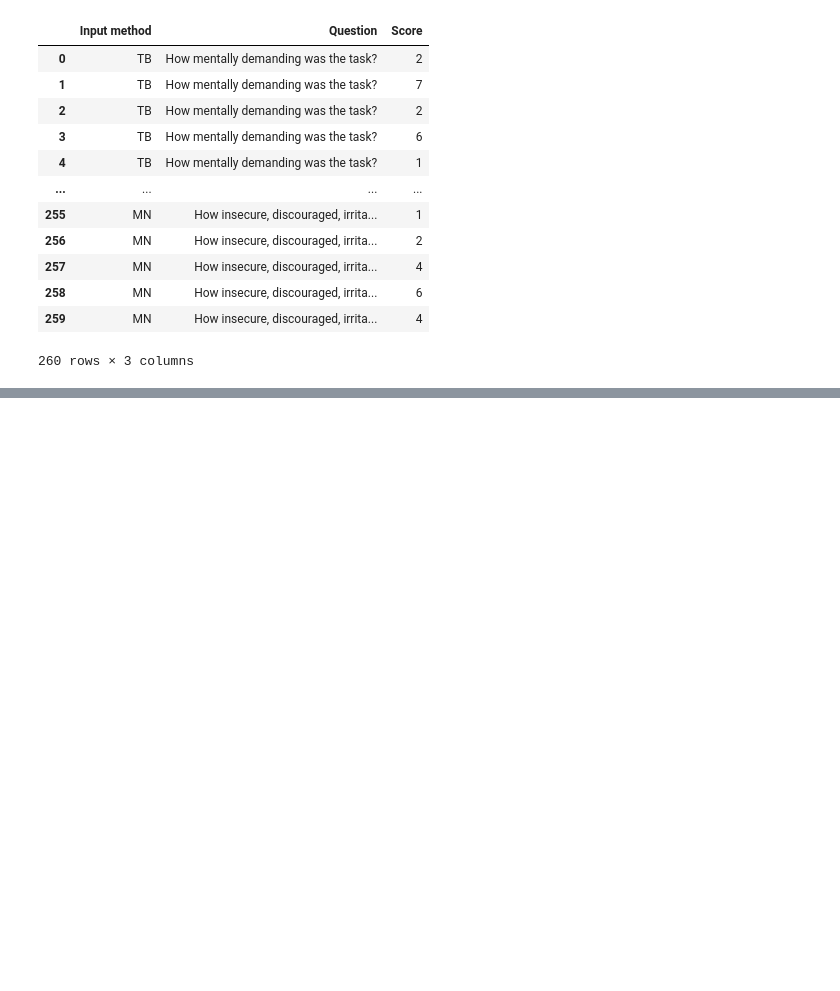
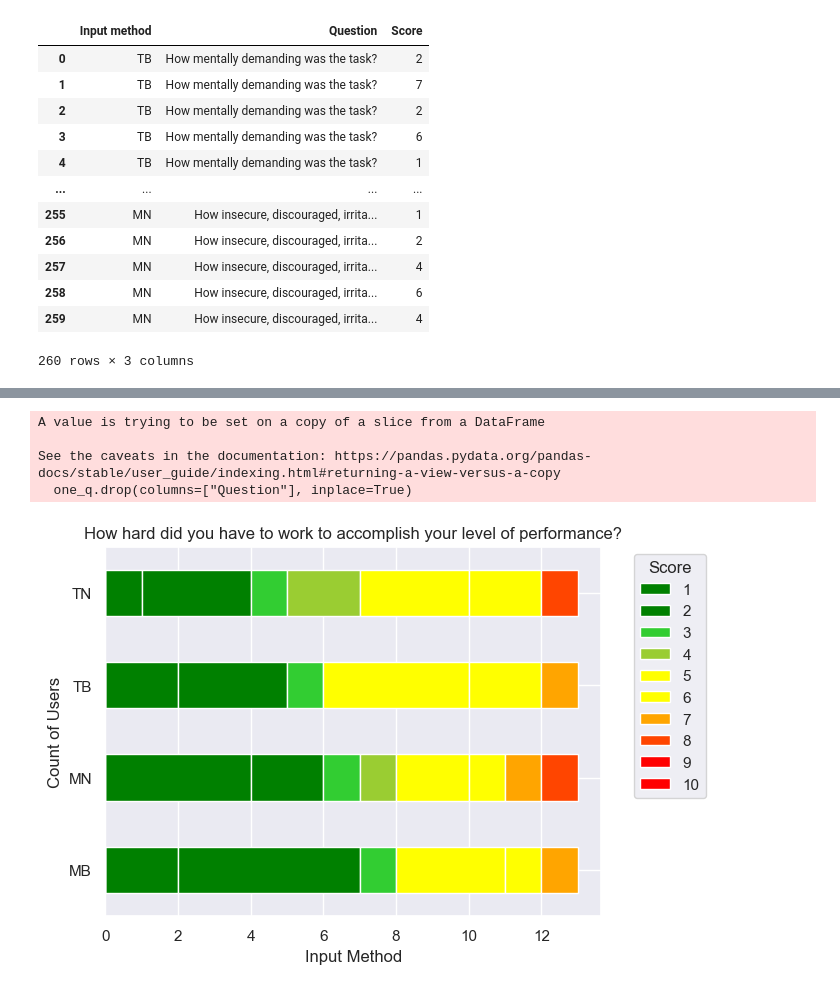
Before and after one commit to IoanaBaciu24/BubbleCursorExperiment, a Jupyter notebook: analysis_questionnaire.ipynb, the cells around one changed output, grey strips where cells are left out. Cells and saved outputs as stored; diff of their text form; code cells hidden in the pictures; blank space fills up the shorter version.

```diff
--- a/analysis_questionnaire.ipynb
+++ b/analysis_questionnaire.ipynb
@@ -158,0 +178,8 @@ sns.boxplot(y="Input method", x="Score", data=scores, orient="h", order=order)
+# %%
+plot_stacked_bar("How hard did you have to work to accomplish your level of performance?")
+# %% [output]
+A value is trying to be set on a copy of a slice from a DataFrame
+
+See the caveats in the documentation: https://pandas.pydata.org/pandas-docs/stable/user_guide/indexing.html#returning-a-view-versus-a-copy
+  one_q.drop(columns=["Question"], inplace=True)
+[figure, added]
```
Also changed, not shown: parts of 16 cells of this notebook.
